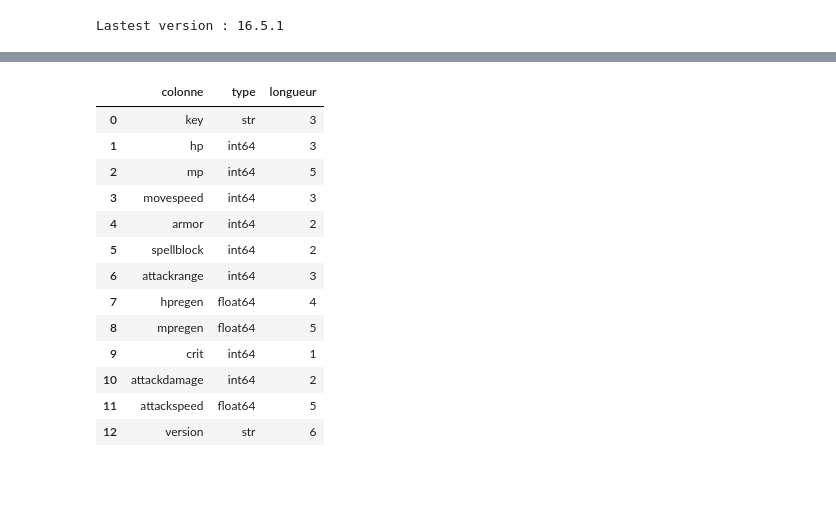
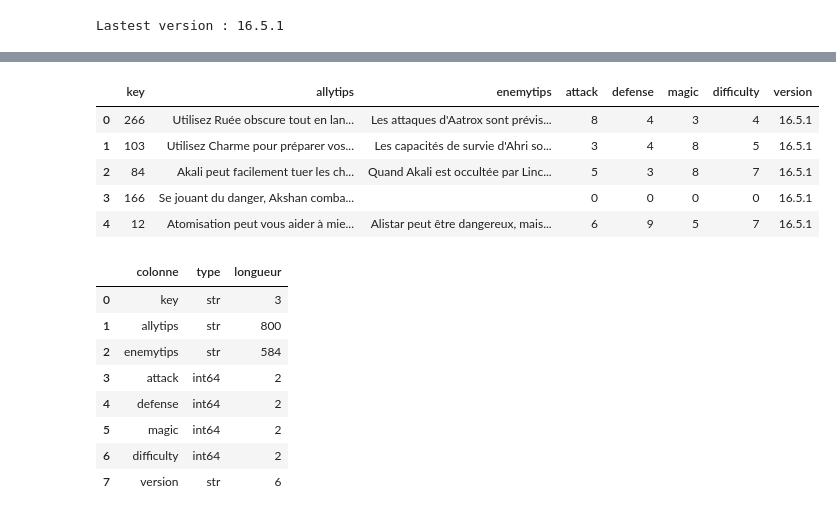
Before and after one commit to NajimDja/League-of-Legends, a Jupyter notebook: notebook/champion.ipynb, the cells around one changed output, grey strips where cells are left out. Drawn from its saved outputs; the diff is of its cells as text; code cells hidden in the pictures; blank space fills up the shorter version.

```diff
--- a/notebook/champion.ipynb
+++ b/notebook/champion.ipynb
@@ -342,19 +291,20 @@ schema_spells
 # %%
-schema_stats = create_schema(table_champ_stats)
-schema_stats
+display(table_champ_info.head(5))
+display(schema_info := create_schema(table_champ_info))
 # %% [output]
-|  | colonne | type | longueur |
-| 0 | key | str | 3 |
-| 1 | hp | int64 | 3 |
-| 2 | mp | int64 | 5 |
-| 3 | movespeed | int64 | 3 |
-| 4 | armor | int64 | 2 |
-| 5 | spellblock | int64 | 2 |
-| 6 | attackrange | int64 | 3 |
-| 7 | hpregen | float64 | 4 |
-| 8 | mpregen | float64 | 5 |
-| 9 | crit | int64 | 1 |
-| 10 | attackdamage | int64 | 2 |
-| 11 | attackspeed | float64 | 5 |
-| 12 | version | str | 6 |
+|  | key | allytips | enemytips | attack | defense | magic | difficulty | version |
+| 0 | 266 | Utilisez Ruée obscure tout en lan... | Les attaques d'Aatrox sont prévis... | 8 | 4 | 3 | 4 | 16.5.1 |
+| 1 | 103 | Utilisez Charme pour préparer vos... | Les capacités de survie d'Ahri so... | 3 | 4 | 8 | 5 | 16.5.1 |
+| 2 | 84 | Akali peut facilement tuer les ch... | Quand Akali est occultée par Linc... | 5 | 3 | 8 | 7 | 16.5.1 |
+| 3 | 166 | Se jouant du danger, Akshan comba... |  | 0 | 0 | 0 | 0 | 16.5.1 |
+| 4 | 12 | Atomisation peut vous aider à mie... | Alistar peut être dangereux, mais... | 6 | 9 | 5 | 7 | 16.5.1 |
+|  | colonne | type | longueur |
+| 0 | key | str | 3 |
+| 1 | allytips | str | 800 |
+| 2 | enemytips | str | 584 |
+| 3 | attack | int64 | 2 |
+| 4 | defense | int64 | 2 |
+| 5 | magic | int64 | 2 |
+| 6 | difficulty | int64 | 2 |
+| 7 | version | str | 6 |
 # %%
```
Also changed, not shown: parts of 13 cells of this notebook, 1 other file.
